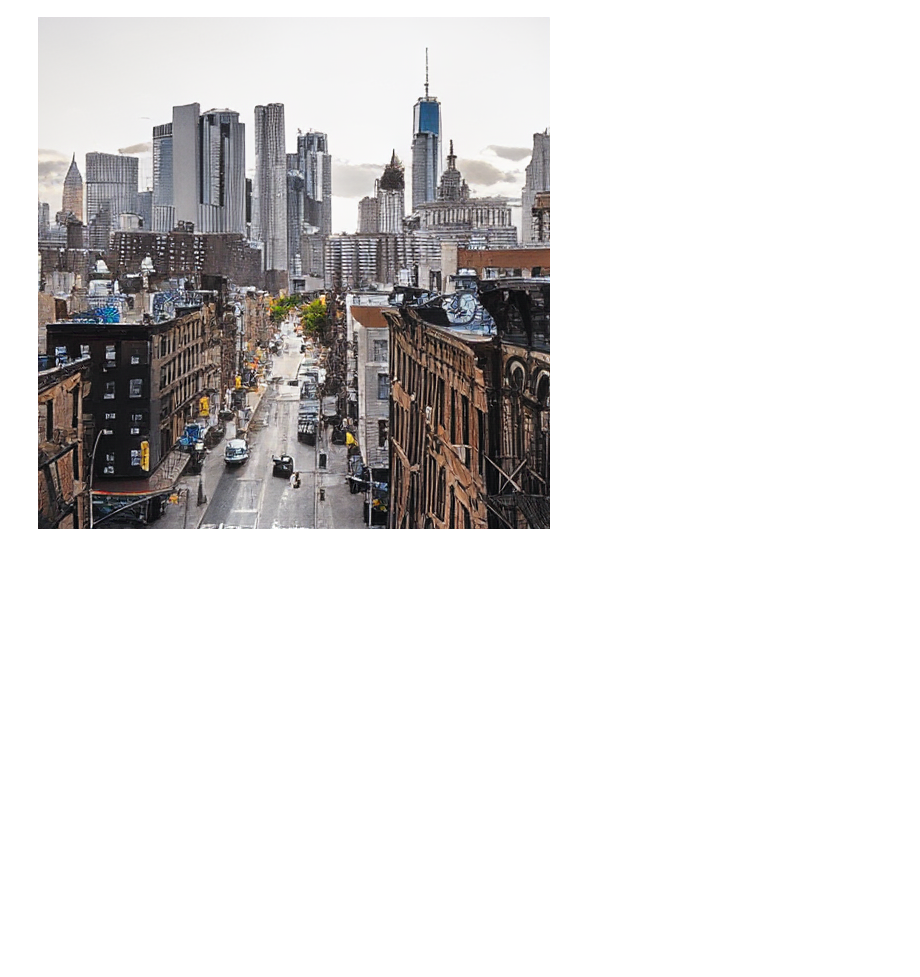
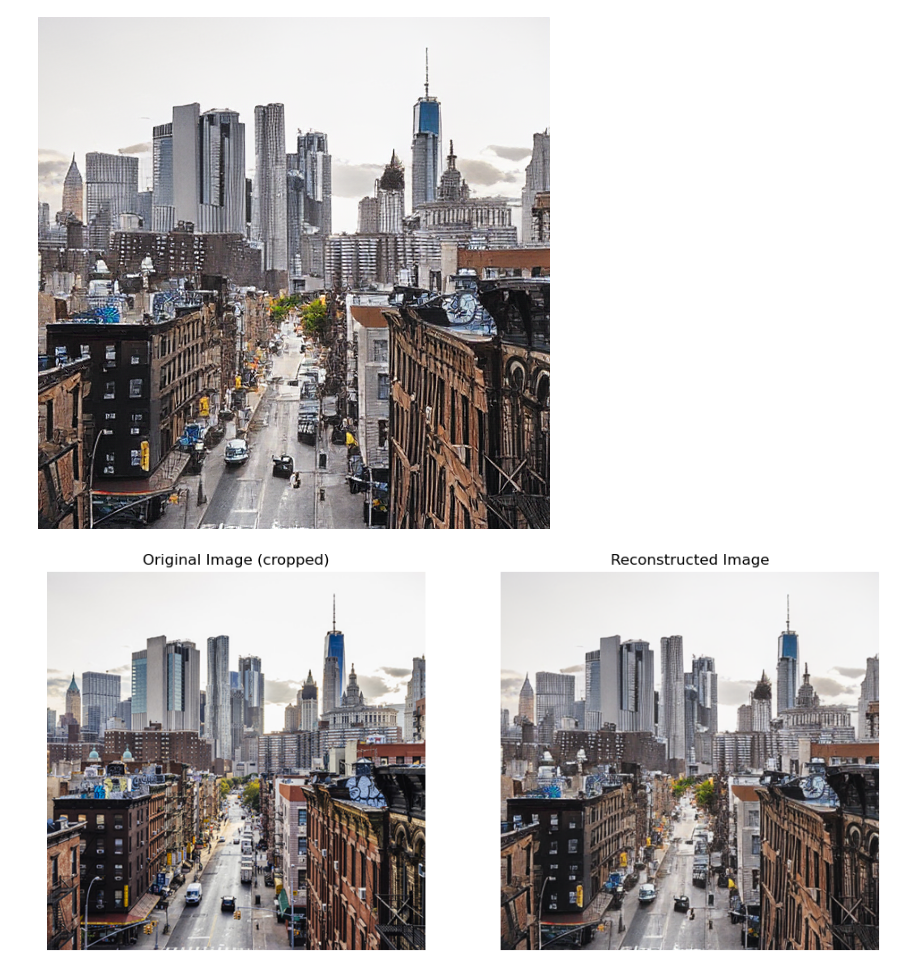
Before and after one commit to Ryankwon03/LlamaGen, a Jupyter notebook: visualization.ipynb, the cells around one changed output. Saved outputs shown, nothing was run; the diff lists cells and outputs as text; code cells hidden in the pictures; blank space fills up the shorter version.

Commit message:
Visualization update

```diff
--- a/visualization.ipynb
+++ b/visualization.ipynb
@@ -78,0 +77,22 @@ import matplotlib.pyplot as plt
+# %%
+import matplotlib.pyplot as plt
+
+original_image = Image.open(image_path).convert("RGB")
+img = center_crop_arr(pil_image, image_size) #size에 맞게 변형
+sample_image = Image.fromarray(sample)
+
+fig, axs = plt.subplots(1, 2, figsize=(12, 6))
+
+# Display the original image
+axs[0].imshow(img)
+axs[0].set_title("Original Image (cropped)")
+axs[0].axis('off')
+
+# Display the reconstructed image
+axs[1].imshow(sample_image)
+axs[1].set_title("Reconstructed Image")
+axs[1].axis('off')
+
+plt.show()
+# %% [output]
+[figure, added]
```
Also changed, not shown: parts of 1 cell of this notebook.
